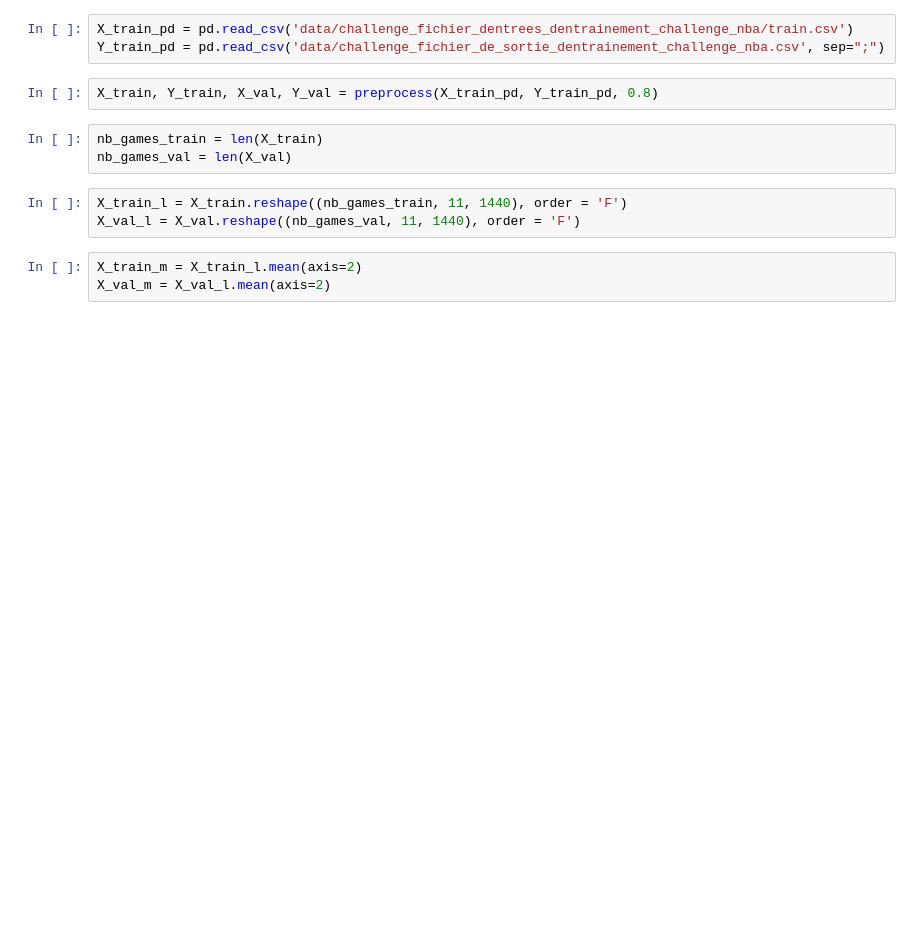
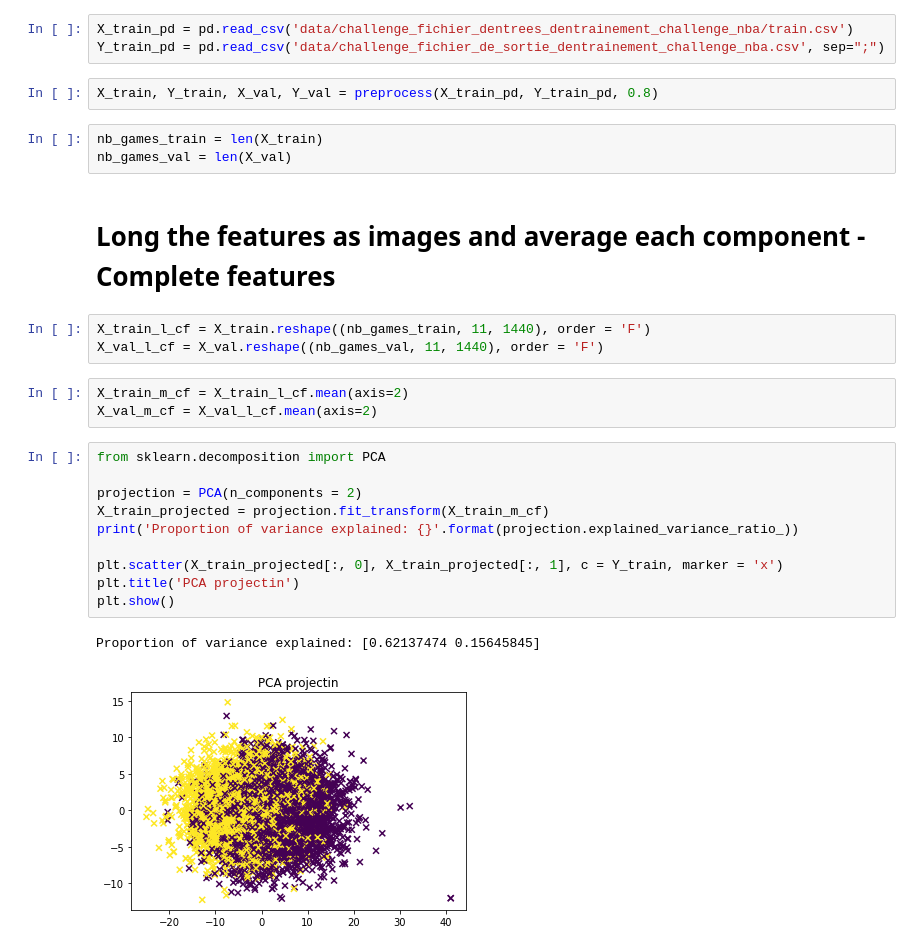
Before and after one commit to VictorSanh/NBA_Challenge, a Jupyter notebook: Hand_crafting_features.ipynb, the cells around one changed output. Saved outputs shown, nothing was run; the diff lists cells and outputs as text; blank space fills up the shorter version.

```diff
--- a/Hand_crafting_features.ipynb
+++ b/Hand_crafting_features.ipynb
@@ -22,9 +20,24 @@ X_train, Y_train, X_val, Y_val = preprocess(X_train_pd, Y_train_pd, 0.8)
 # %%
 nb_games_train = len(X_train)
 nb_games_val = len(X_val)
+# %% [markdown]
+# Long the features as images and average each component - Complete features
 # %%
-X_train_l = X_train.reshape((nb_games_train, 11, 1440), order = 'F')
-X_val_l = X_val.reshape((nb_games_val, 11, 1440), order = 'F')
+X_train_l_cf = X_train.reshape((nb_games_train, 11, 1440), order = 'F')
+X_val_l_cf = X_val.reshape((nb_games_val, 11, 1440), order = 'F')
 # %%
-X_train_m = X_train_l.mean(axis=2)
-X_val_m = X_val_l.mean(axis=2)
+X_train_m_cf = X_train_l_cf.mean(axis=2)
+X_val_m_cf = X_val_l_cf.mean(axis=2)
+# %%
+from sklearn.decomposition import PCA
+
+projection = PCA(n_components = 2)
+X_train_projected = projection.fit_transform(X_train_m_cf)
+print('Proportion of variance explained: {}'.format(projection.explained_variance_ratio_))
+
+plt.scatter(X_train_projected[:, 0], X_train_projected[:, 1], c = Y_train, marker = 'x')
+plt.title('PCA projectin')
+plt.show()
+# %% [output]
+Proportion of variance explained: [0.62137474 0.15645845]
+[figure, added]
```
Also changed, not shown: parts of 32 cells of this notebook.
